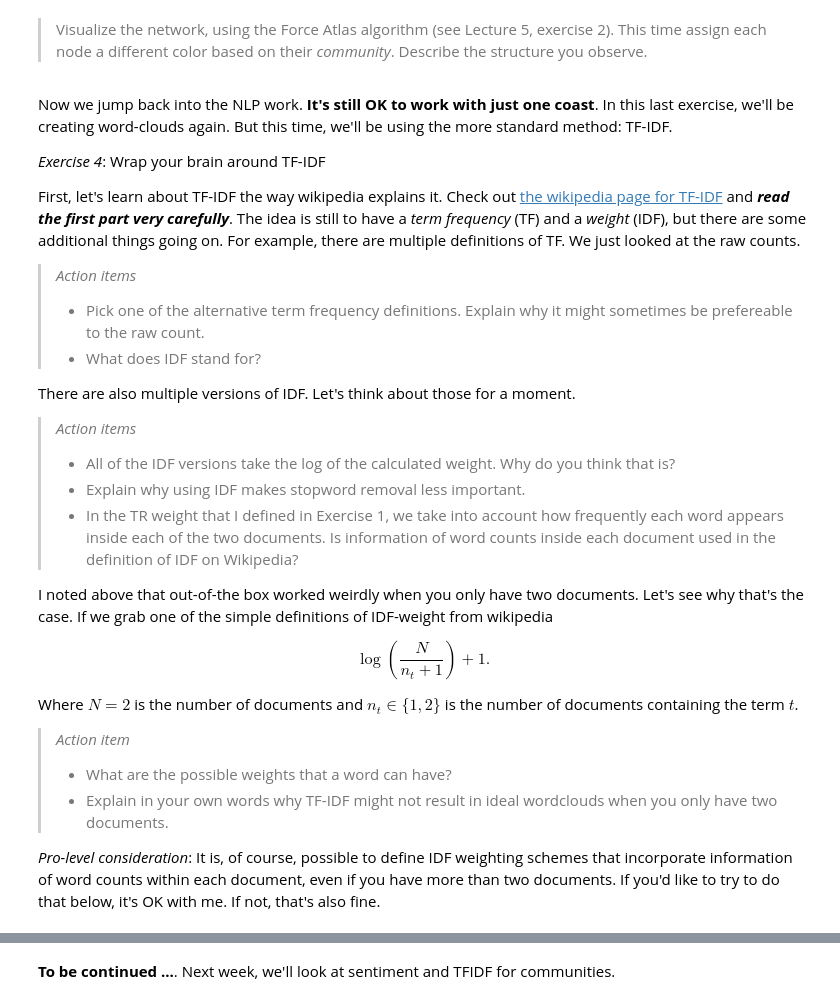
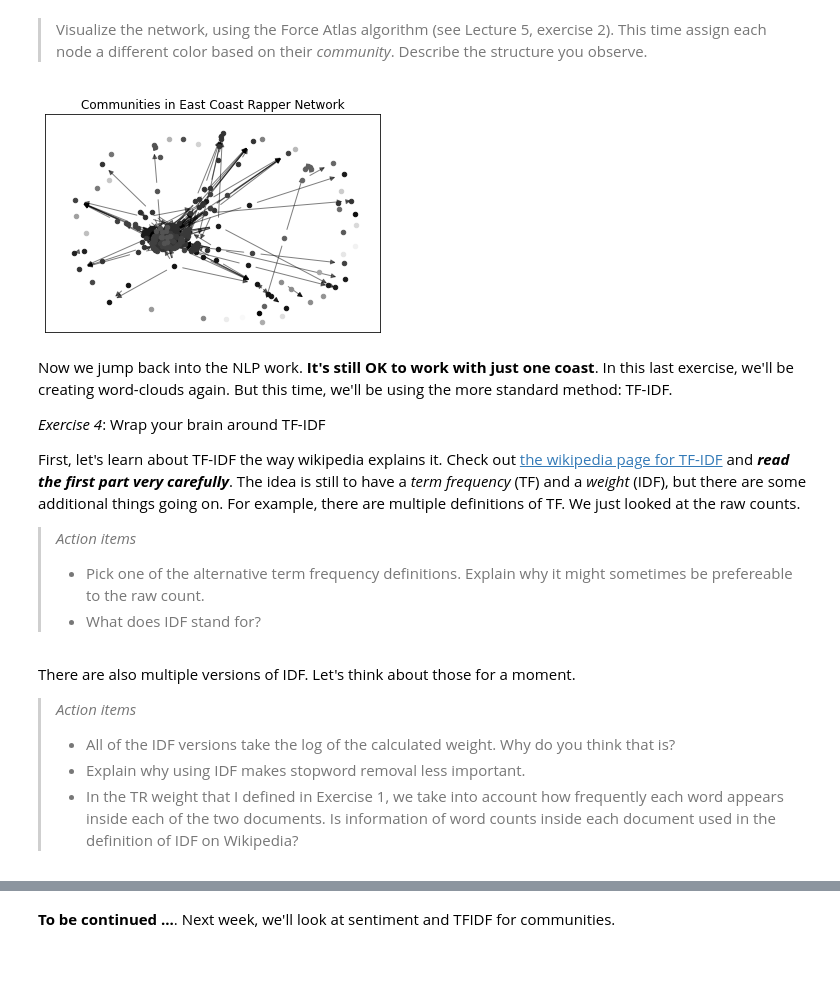
Before and after one commit to pierrehogenhaug/socialgraphs2023, a Jupyter notebook: lectures/Week7 copy.ipynb, the cells around one changed output, grey strips where cells are left out. Cells and saved outputs as stored; diff of their text form; code cells hidden in the pictures; blank space fills up the shorter version.

Commit message:
started on tf-idf exercise

```diff
--- a/lectures/Week7 copy.ipynb
+++ b/lectures/Week7 copy.ipynb
@@ -504,6 +504,22 @@ print(f"Modularity for East Coast communities: {modularity_east}")
 Modularity for East Coast communities: 0.46153740024944534
 # %% [markdown]
 > Visualize the network, using the Force Atlas algorithm (see Lecture 5, exercise 2). This time assign each node a different color based on their _community_. Describe the structure you observe.
+# %%
+import matplotlib.pyplot as plt
+
+size = float(len(set(partition_east.values())))
+pos = nx.spring_layout(east_coast_subgraph)
+count = 0.
+for com in set(partition_east.values()):
+    count += 1.
+    list_nodes = [nodes for nodes in partition_east.keys() if partition_east[nodes] == com]
+    nx.draw_networkx_nodes(east_coast_subgraph, pos, list_nodes, node_size=20, node_color=str(count / size))
+
+nx.draw_networkx_edges(east_coast_subgraph, pos, alpha=0.5)
+plt.title("Communities in East Coast Rapper Network")
+plt.show()
+# %% [output]
+[figure, added]
 # %% [markdown]
 Now we jump back into the NLP work. **It's still OK to work with just one coast**. In this last exercise, we'll be creating word-clouds again. But this time, we'll be using the more standard method: TF-IDF.
 
@@ -517,22 +533,10 @@ First, let's learn about TF-IDF the way wikipedia explains it. Check out [the wi
 > *Action items*
 >   * Pick one of the alternative term frequency definitions. Explain why it might sometimes be prefereable to the raw count.
 >   * What does IDF stand for?
-
-There are also multiple versions of IDF. Let's think about those for a moment.
-
-> *Action items*
->   * All of the IDF versions take the log of the calculated weight. Why do you think that is?
->   * Explain why using IDF makes stopword removal less important.
->   * In the TR weight that I defined in Exercise 1, we take into account how frequently each word appears inside each of the two documents. Is information of word counts inside each document used in the definition of IDF on Wikipedia?
-
-I noted above that out-of-the box worked weirdly when you only have two documents. Let's see why that's the case. If we grab one of the simple definitions of IDF-weight from wikipedia
-
-$$\log \left( \frac{N}{n_t+1} \right) + 1.$$
-
-Where $N = 2$ is the number of documents and $n_t \in \{1,2\}$ is the number of documents containing the term $t$.
-
-> *Action item*
->   * What are the possible weights that a word can have?
->   * Explain in your own words why TF-IDF might not result in ideal wordclouds when you only have two documents.
-
-*Pro-level consideration*: It is, of course, possible to define IDF weighting schemes that incorporate information of word counts within each document, even if you have more than two documents. If you'd like to try to do that below, it's OK with me. If not, that's also fine.
+# %% [markdown]
+There are also multiple versions of IDF. Let's think about those for a moment.
+
+> *Action items*
+>   * All of the IDF versions take the log of the calculated weight. Why do you think that is?
+>   * Explain why using IDF makes stopword removal less important.
+>   * In the TR weight that I defined in Exercise 1, we take into account how frequently each word appears inside each of the two documents. Is information of word counts inside each document used in the definition of IDF on Wikipedia?
```
Also changed, not shown: parts of 1 cell of this notebook.
